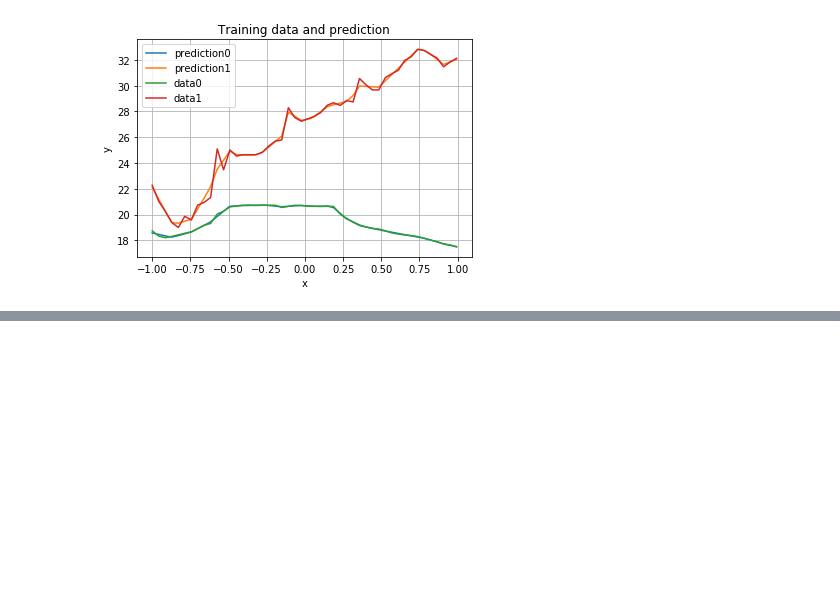
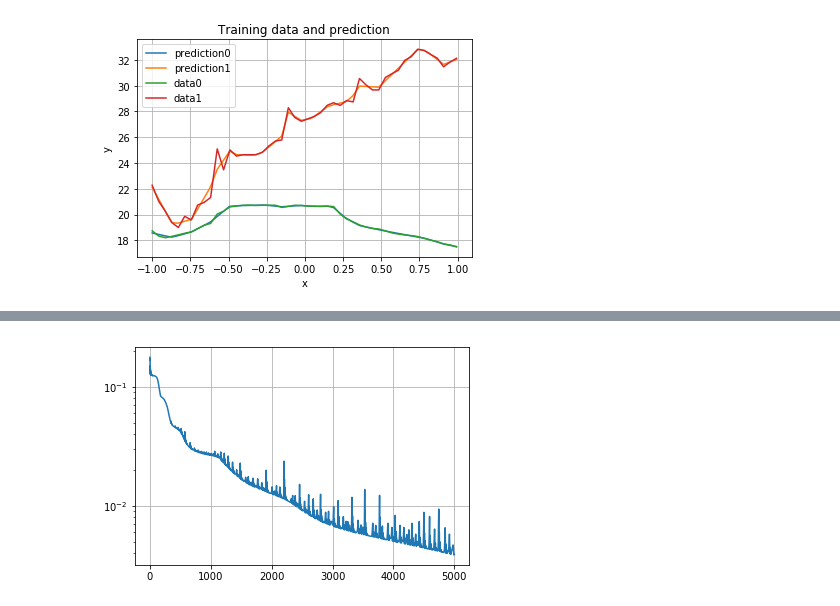
Before and after one commit to msakuta/notebooks, a Jupyter notebook: ChainerRegression.ipynb, the cells around one changed output, grey strips where cells are left out. Saved outputs shown, nothing was run; the diff lists cells and outputs as text; code cells hidden in the pictures; blank space fills up the shorter version.

```diff
--- a/ChainerRegression.ipynb
+++ b/ChainerRegression.ipynb
@@ -185 +203,6 @@ model, loss_hist = run_train(trainx, trainy, regularize=0.00001)
+# %%
+plt.semilogy(loss_hist)
+plt.grid()
+# %% [output]
+[figure, added]
 # %%
```
Also changed, not shown: parts of 6 cells of this notebook.
